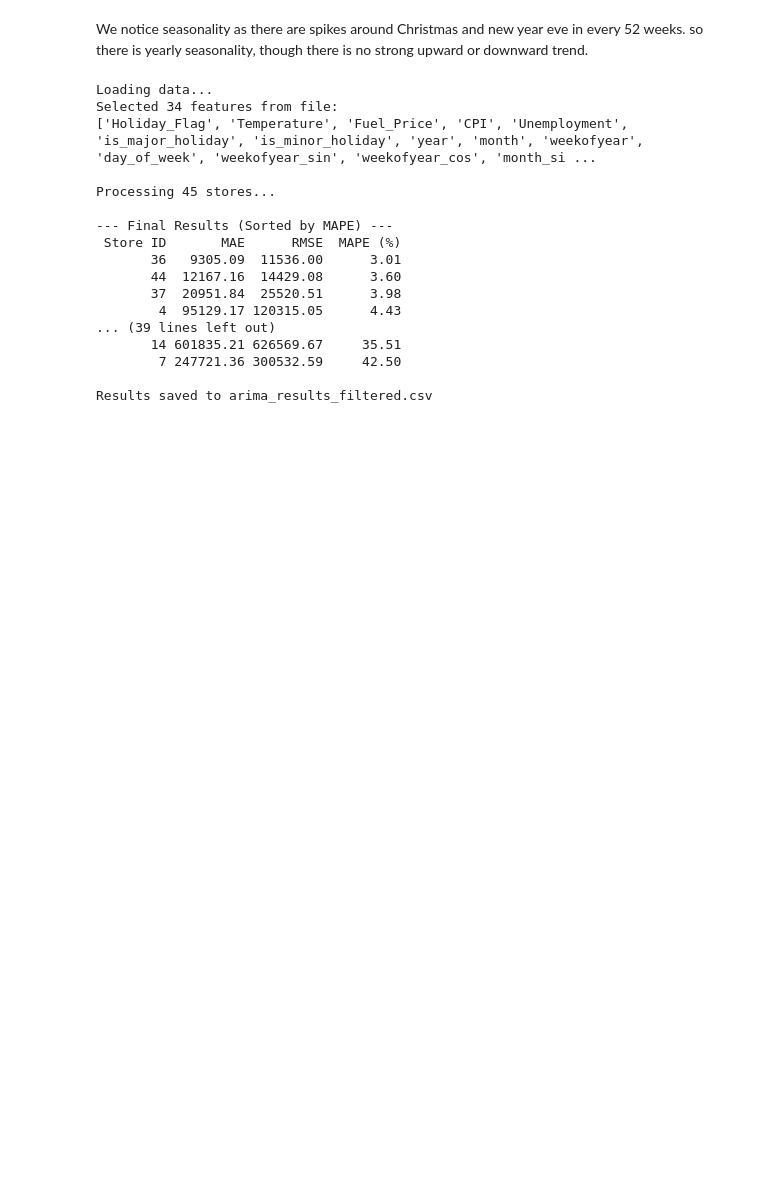
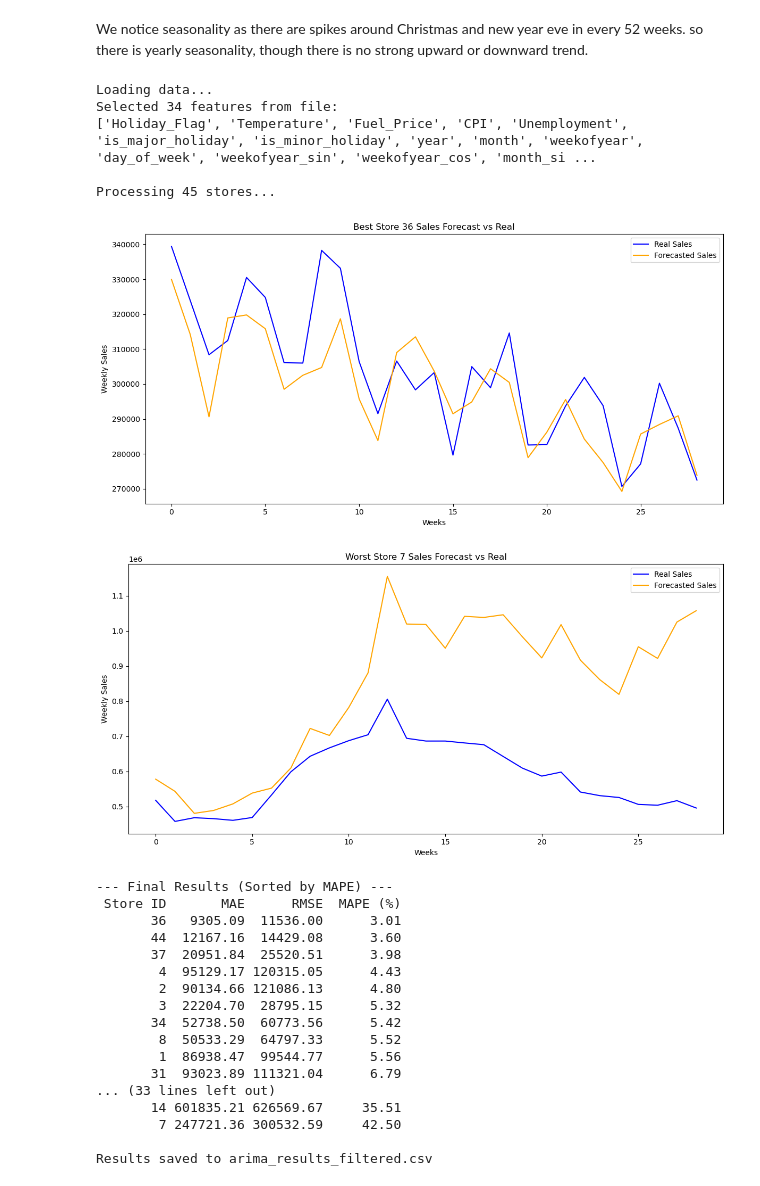
Before and after one commit to Manish-785/sales-demand-forecasting, a Jupyter notebook: arima.ipynb, the cells around one changed output. Drawn from its saved outputs; the diff is of its cells as text; code cells hidden in the pictures; blank space fills up the shorter version.

```diff
--- a/arima.ipynb
+++ b/arima.ipynb
@@ -123,6 +123,7 @@ import pandas as pd
 import numpy as np
 from statsmodels.tsa.arima.model import ARIMA
 from sklearn.metrics import mean_absolute_error, mean_squared_error
+import matplotlib.pyplot as plt
 import warnings
 
 # Suppress warnings for cleaner output
@@ -220,45 +221,75 @@ def main():
                 'Store ID': store,
                 'MAE': round(mae, 2),
                 'RMSE': round(rmse, 2),
-                'MAPE (%)': round(mape, 2)
+                'MAPE (%)': round(mape, 2),
+                "forecast": forecast_real.tolist(),
+                "real": y_test_real.tolist()
             })
 
         except Exception as e:
             print(f"Store {store} Error: {e}")
             results.append({
                 'Store ID': store,
                 'MAE': np.nan,
                 'RMSE': np.nan,
                 'MAPE (%)': np.nan
             })
 
     # 9. Save and Display
     results_df = pd.DataFrame(results)
     results_df = results_df.sort_values(by='MAPE (%)', ascending=True)
+    result = results_df.drop(columns=['forecast', 'real'])
+
+    plt.figure(figsize=(12, 6))
+    plt.plot(results_df.iloc[0]['real'], label='Real Sales', color='blue')
+    plt.plot(results_df.iloc[0]['forecast'], label='Forecasted Sales', color='orange')
+    plt.title(f"Best Store {results_df.iloc[0]['Store ID']} Sales Forecast vs Real")
+    plt.xlabel("Weeks")
+    plt.ylabel("Weekly Sales")
+    plt.legend()
+    plt.tight_layout()
+    plt.show()
+
+    plt.figure(figsize=(12, 6))
+    plt.plot(results_df.iloc[-1]['real'], label='Real Sales', color='blue')
+    plt.plot(results_df.iloc[-1]['forecast'], label='Forecasted Sales', color='orange')
+    plt.title(f"Worst Store {results_df.iloc[-1]['Store ID']} Sales Forecast vs Real")
+    plt.xlabel("Weeks")
+    plt.ylabel("Weekly Sales")
+    plt.legend()
+    plt.tight_layout()
+    plt.show()
 
     print("\n--- Final Results (Sorted by MAPE) ---")
-    print(results_df.to_string(index=False))
+    print(result.to_string(index=False))
 
-    results_df.to_csv(OUTPUT_FILE, index=False)
+    result.to_csv(OUTPUT_FILE, index=False)
     print(f"\nResults saved to {OUTPUT_FILE}")
 
 if __name__ == "__main__":
     main()
 # %% [output]
 Loading data...
 Selected 34 features from file:
 ['Holiday_Flag', 'Temperature', 'Fuel_Price', 'CPI', 'Unemployment', 'is_major_holiday', 'is_minor_holiday', 'year', 'month', 'weekofyear', 'day_of_week', 'weekofyear_sin', 'weekofyear_cos', 'month_si ...
 
 Processing 45 stores...
-
---- Final Results (Sorted by MAPE) ---
- Store ID       MAE      RMSE  MAPE (%)
-       36   9305.09  11536.00      3.01
-       44  12167.16  14429.08      3.60
-       37  20951.84  25520.51      3.98
-        4  95129.17 120315.05      4.43
-... (39 lines left out)
-       14 601835.21 626569.67     35.51
-        7 247721.36 300532.59     42.50
-
-Results saved to arima_results_filtered.csv
+[figure, added]
+[figure, added]
+--- Final Results (Sorted by MAPE) ---
+ Store ID       MAE      RMSE  MAPE (%)
+       36   9305.09  11536.00      3.01
+       44  12167.16  14429.08      3.60
+       37  20951.84  25520.51      3.98
+        4  95129.17 120315.05      4.43
+        2  90134.66 121086.13      4.80
+        3  22204.70  28795.15      5.32
+       34  52738.50  60773.56      5.42
+        8  50533.29  64797.33      5.52
+        1  86938.47  99544.77      5.56
+       31  93023.89 111321.04      6.79
+... (33 lines left out)
+       14 601835.21 626569.67     35.51
+        7 247721.36 300532.59     42.50
+
+Results saved to arima_results_filtered.csv
```
Also changed, not shown: 2 other files.
